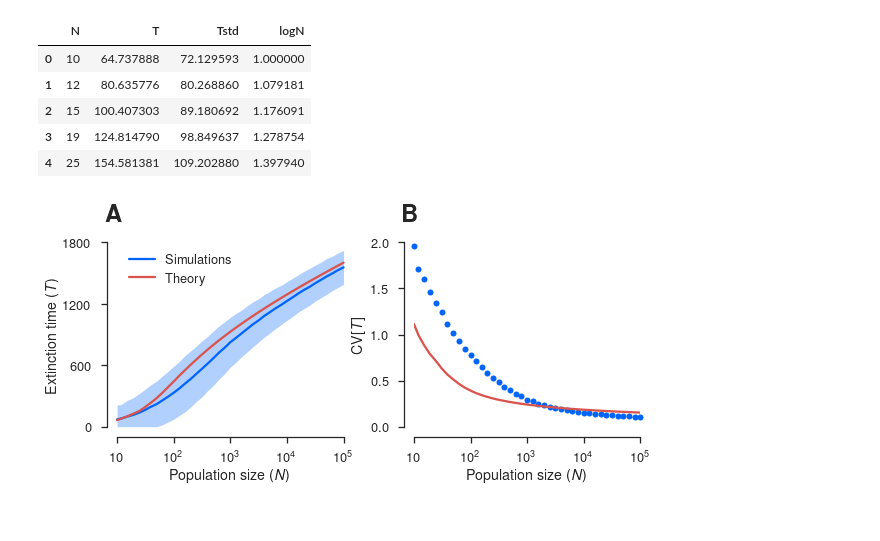
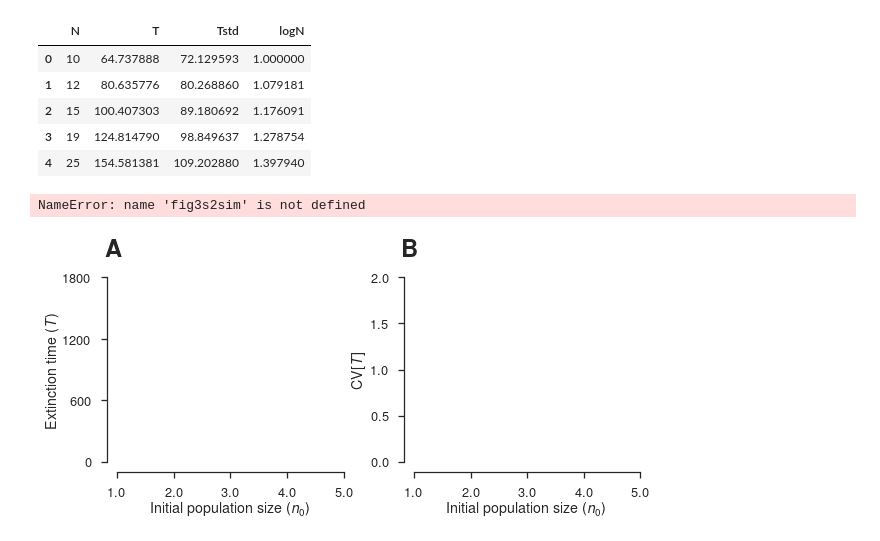
Before and after one commit to rbazev/doomed, a Jupyter notebook: python/fig3.ipynb, the cells around one changed output. Drawn from its saved outputs; the diff is of its cells as text; code cells hidden in the pictures.

Commit message:
Update Figures 3, S2, and S3

```diff
--- a/python/fig3.ipynb
+++ b/python/fig3.ipynb
@@ -277,34 +282,35 @@ fig3s2theory.head()
 fig, (ax1, ax2) = plt.subplots(1, 2, figsize=(8.5, 4))
 
 red = sns.xkcd_rgb["pale red"]
 blu = sns.xkcd_rgb["bright blue"]
 
 fig.subplots_adjust()
 
 set_up_axes(ax1, xmin=1, xmax=5.01, xstep=1,
     ymin=0, ymax=1600, ystep=600, rnd=1,
-    xlabel=r'Population size $(N)$', ylabel=r'Extinction time $(T)$', part_label=r'\textbf{A}')
+    xlabel=r'Initial population size $(n_0)$', ylabel=r'Extinction time $(T)$', part_label=r'\textbf{A}')
 set_up_axes(ax2, xmin=1, xmax=5.01, xstep=1, ymin=0, ymax=2.01, ystep=.5, rnd=1,
-    xlabel=r'Population size $(N)$', ylabel='CV$[T]$', part_label=r'\textbf{B}')
+    xlabel=r'Initial population size $(n_0)$', ylabel='CV$[T]$', part_label=r'\textbf{B}')
 
 ax1.set_position([.123, .215, .37, .64])
 ax2.set_position([.608, .215, .37, .64])
 
 ax1.plot(fig3s2sim['logN'], fig3s2sim['T'], color=blu, label='Simulations', clip_on=False)
 ax1.plot(fig3s2theory['logN'], fig3s2theory['T'], color=red, label='Theory', clip_on=False)
 Tmin = fig3s2sim['T'] - fig3s2sim['Tstd']
 Tmin[Tmin < 0] = 0
 ax1.fill_between(fig3s2sim['logN'], fig3s2sim['T'] + fig3s2sim['Tstd'], Tmin, color=blu, alpha=.3, clip_on=False, lw=0)
 ax1.legend()
 ax1.set_xticklabels(['10', '$10^{2}$', '$10^{3}$', '$10^{4}$'])
 
 ax2.plot(fig3s2sim['logN'], fig3s2sim['Tstd'] / fig3s2sim['T'], 'o', ms=6,
     color=blu, clip_on=False)
 ax2.plot(fig3s2theory['logN'], fig3s2theory['Tstd'] / fig3s2theory['T'], color=red)
 
 ax1.set_xticklabels(['10', '$10^{2}$', '$10^{3}$', '$10^{4}$', '$10^{5}$'])
 ax2.set_xticklabels(['10', '$10^{2}$', '$10^{3}$', '$10^{4}$', '$10^{5}$'])
 
-plt.savefig('fig3s2.pdf')
+plt.savefig('figS3.pdf')
 # %% [output]
+NameError: name 'fig3s2sim' is not defined
-[figure, old version]
+[figure, new version]
```
Also changed, not shown: parts of 13 cells of this notebook, 6 other files.
